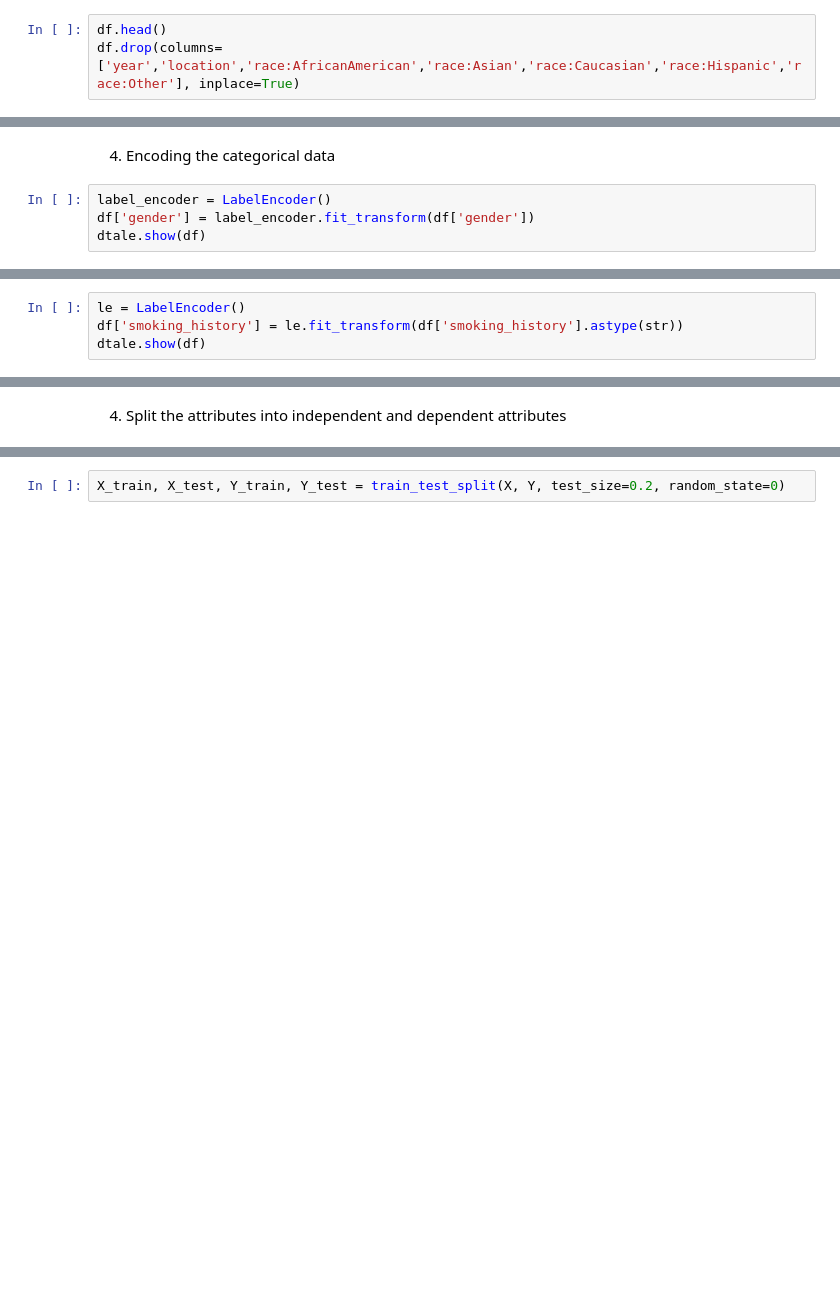
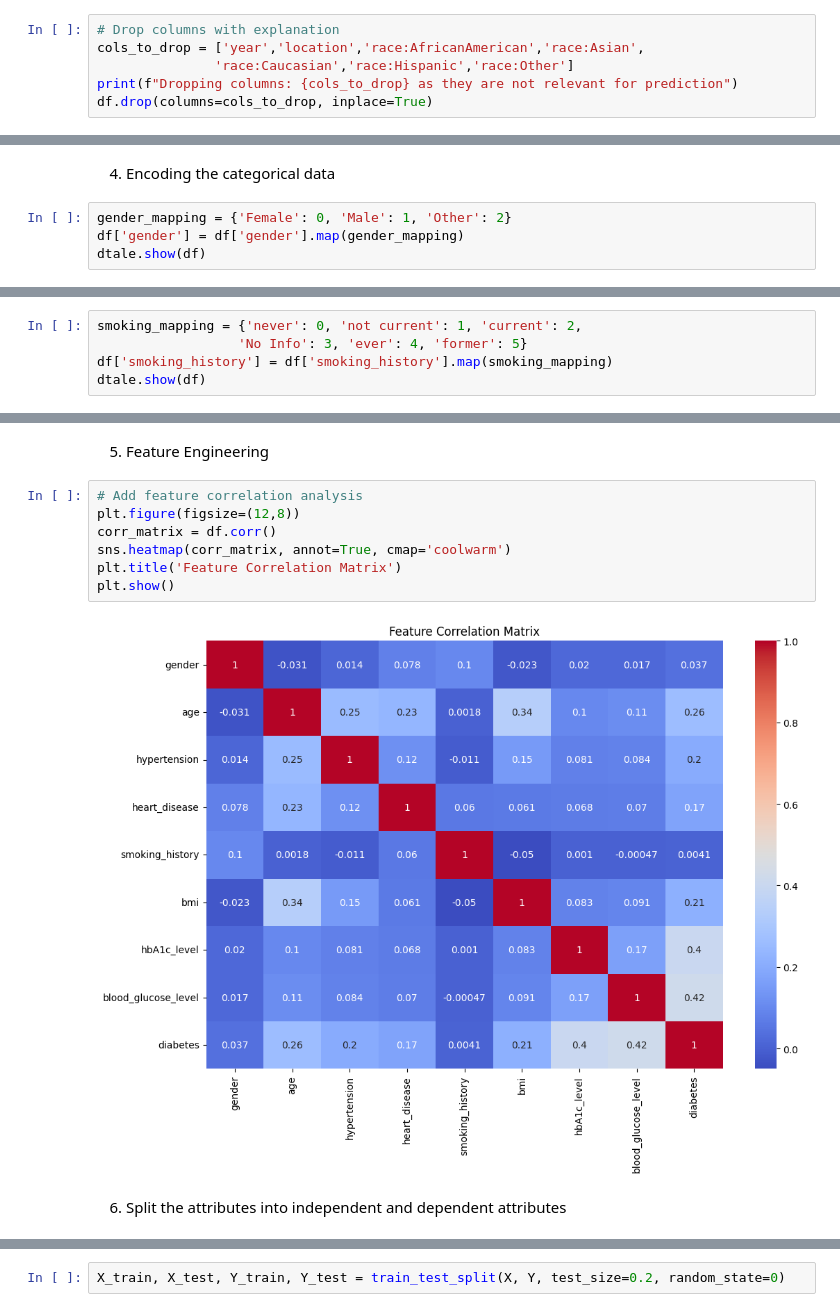
Before and after one commit to WandilePhinzi/explainable-diabetes-prediction, a Jupyter notebook: Jupyter Notebooks/Diabetes_dataset_training/Diabetes_Dataset_Using_LightGradientBoost.ipynb, the cells around one changed output, grey strips where cells are left out. Drawn from its saved outputs; the diff is of its cells as text; blank space fills up the shorter version.

```diff
--- a/Jupyter Notebooks/Diabetes_dataset_training/Diabetes_Dataset_Using_LightGradientBoost.ipynb
+++ b/Jupyter Notebooks/Diabetes_dataset_training/Diabetes_Dataset_Using_LightGradientBoost.ipynb
@@ -23,3 +55,6 @@ d.open_browser()
 # %%
-df.head()
-df.drop(columns=['year','location','race:AfricanAmerican','race:Asian','race:Caucasian','race:Hispanic','race:Other'], inplace=True)
+# Drop columns with explanation
+cols_to_drop = ['year','location','race:AfricanAmerican','race:Asian',
+               'race:Caucasian','race:Hispanic','race:Other']
+print(f"Dropping columns: {cols_to_drop} as they are not relevant for prediction")
+df.drop(columns=cols_to_drop, inplace=True)
@@ -75,17 +112,29 @@ Name: age, dtype: float64
 # %% [markdown]
 4. Encoding the categorical data
 # %%
-label_encoder = LabelEncoder()
-df['gender'] = label_encoder.fit_transform(df['gender'])
+gender_mapping = {'Female': 0, 'Male': 1, 'Other': 2}
+df['gender'] = df['gender'].map(gender_mapping)
 dtale.show(df)
 # %% [output]
 [interactive output not drawn]
 # %%
-le = LabelEncoder()
-df['smoking_history'] = le.fit_transform(df['smoking_history'].astype(str))
+smoking_mapping = {'never': 0, 'not current': 1, 'current': 2,
+                  'No Info': 3, 'ever': 4, 'former': 5}
+df['smoking_history'] = df['smoking_history'].map(smoking_mapping)
 dtale.show(df)
 # %% [output]
 [interactive output not drawn]
+# %% [markdown]
+5. Feature Engineering
+# %%
+# Add feature correlation analysis
+plt.figure(figsize=(12,8))
+corr_matrix = df.corr()
+sns.heatmap(corr_matrix, annot=True, cmap='coolwarm')
+plt.title('Feature Correlation Matrix')
+plt.show()
+# %% [output]
+[figure, added]
 # %% [markdown]
-4. Split the attributes into independent and dependent attributes
+6. Split the attributes into independent and dependent attributes
 # %%
```
Also changed, not shown: parts of 19 cells of this notebook, 10 other files.
